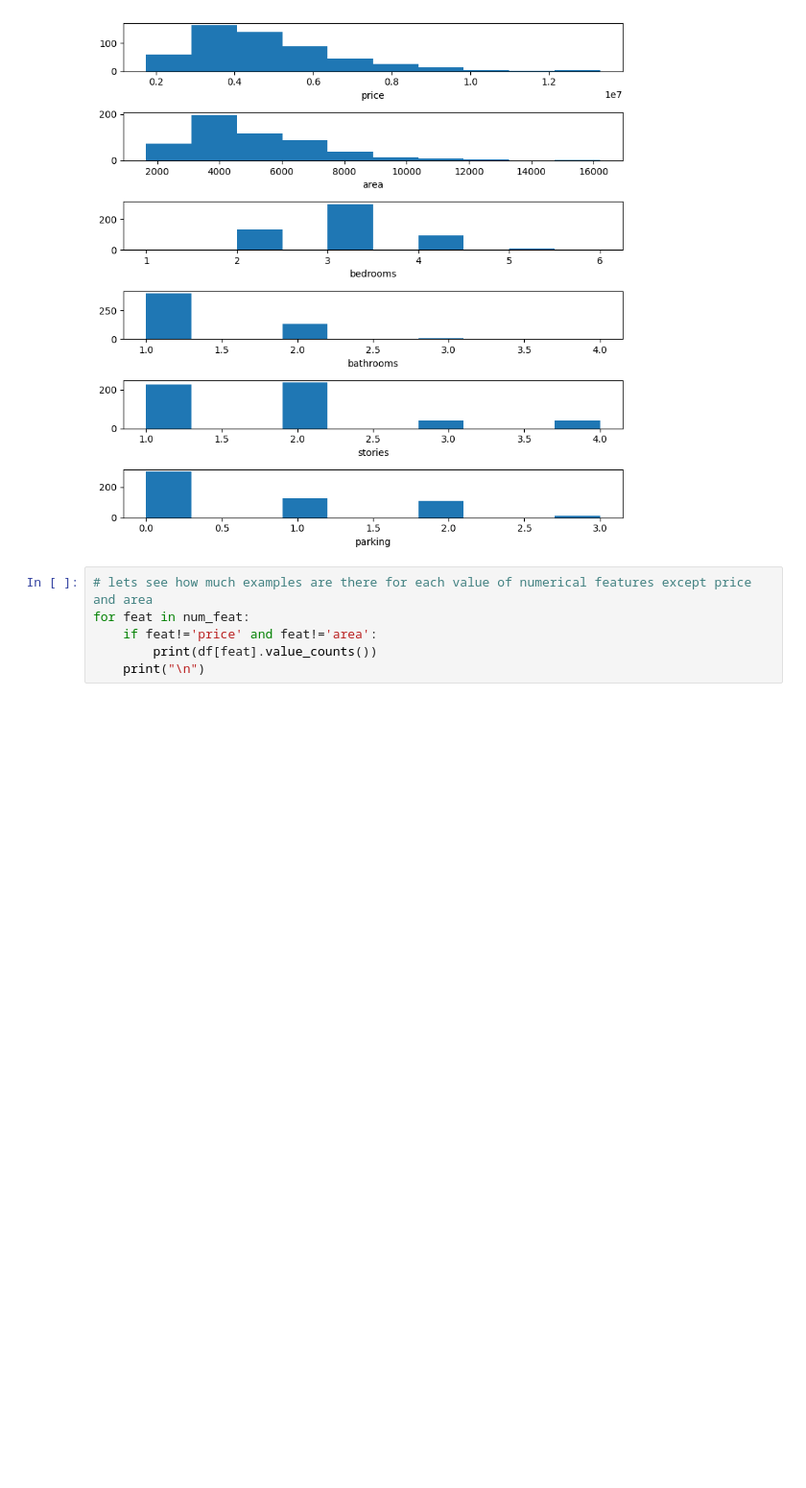
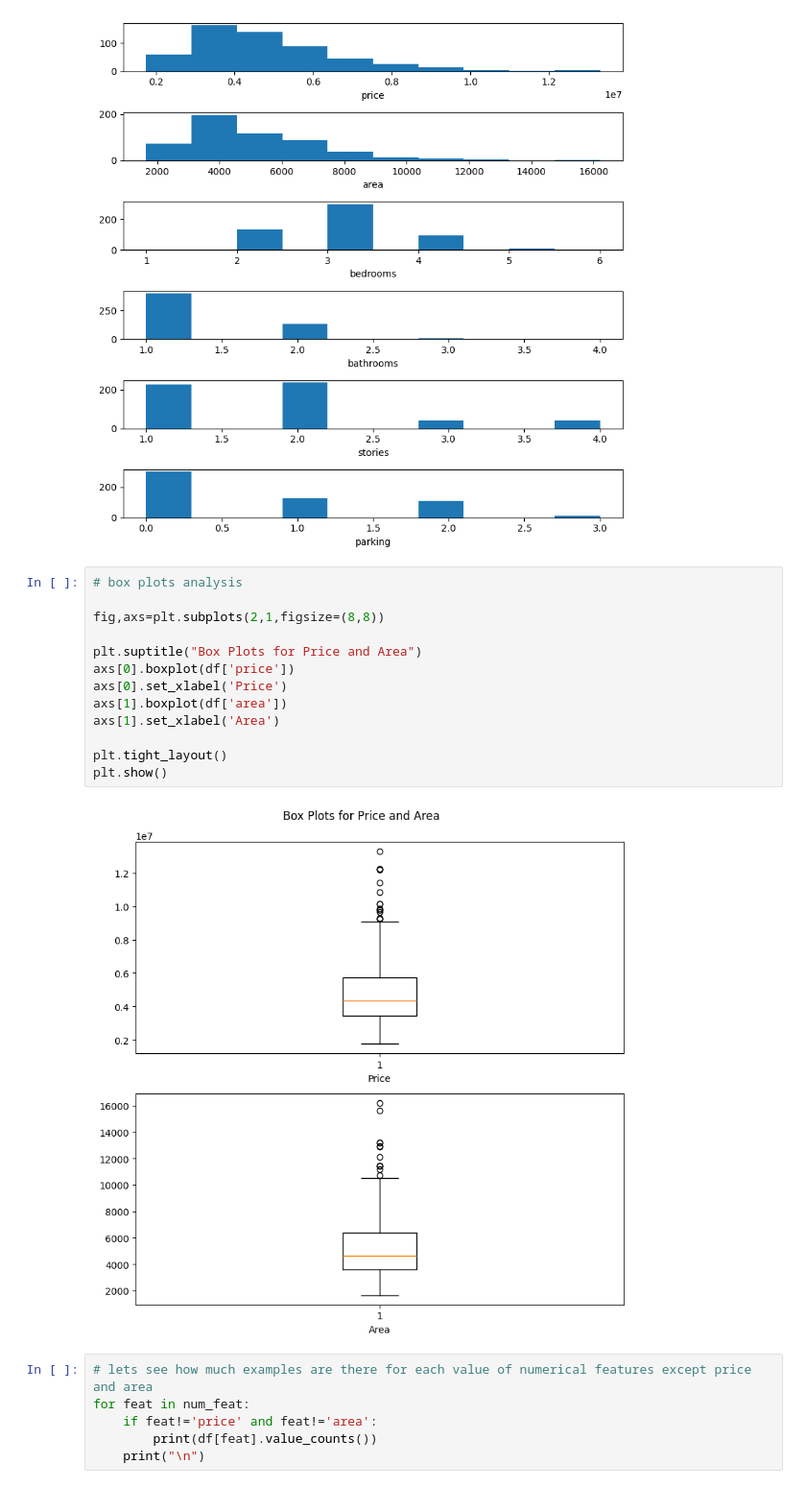
Before and after one commit to Bikash9841/AI-Trainee-Week-3, a Jupyter notebook: Linear_Regression/Assignment_linear_regression.ipynb, the cells around one changed output. Shown at 96% size. Saved outputs shown, nothing was run; the diff lists cells and outputs as text; blank space fills up the shorter version.

```diff
--- a/Linear_Regression/Assignment_linear_regression.ipynb
+++ b/Linear_Regression/Assignment_linear_regression.ipynb
@@ -88,6 +88,21 @@ def plot_num_feat():
 plot_num_feat()
 # %% [output]
 [figure]
+# %%
+# box plots analysis
+
+fig,axs=plt.subplots(2,1,figsize=(8,8))
+
+plt.suptitle("Box Plots for Price and Area")
+axs[0].boxplot(df['price'])
+axs[0].set_xlabel('Price')
+axs[1].boxplot(df['area'])
+axs[1].set_xlabel('Area')
+
+plt.tight_layout()
+plt.show()
+# %% [output]
+[figure, added]
 # %%
 # lets see how much examples are there for each value of numerical features except price and area
 for feat in num_feat:
```
Also changed, not shown: parts of 42 cells of this notebook, 1 other file.
